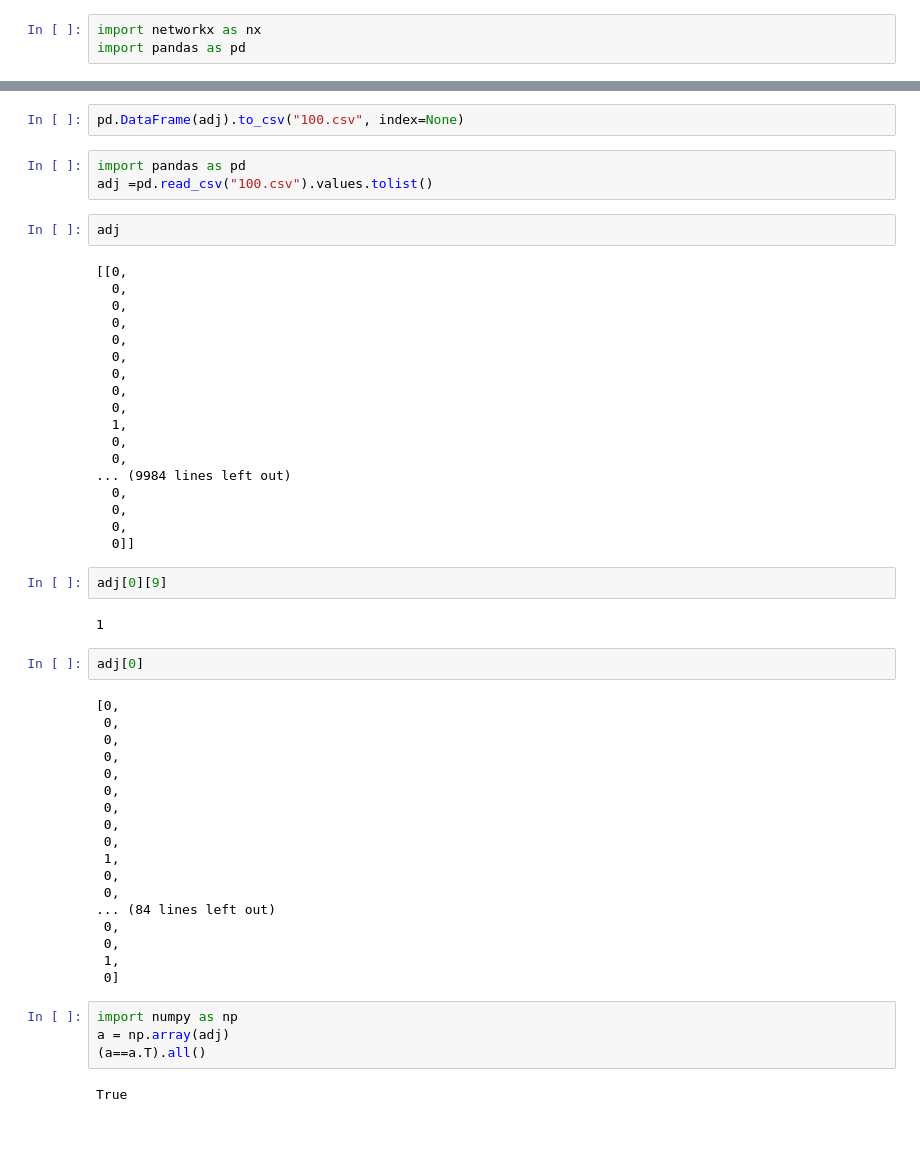
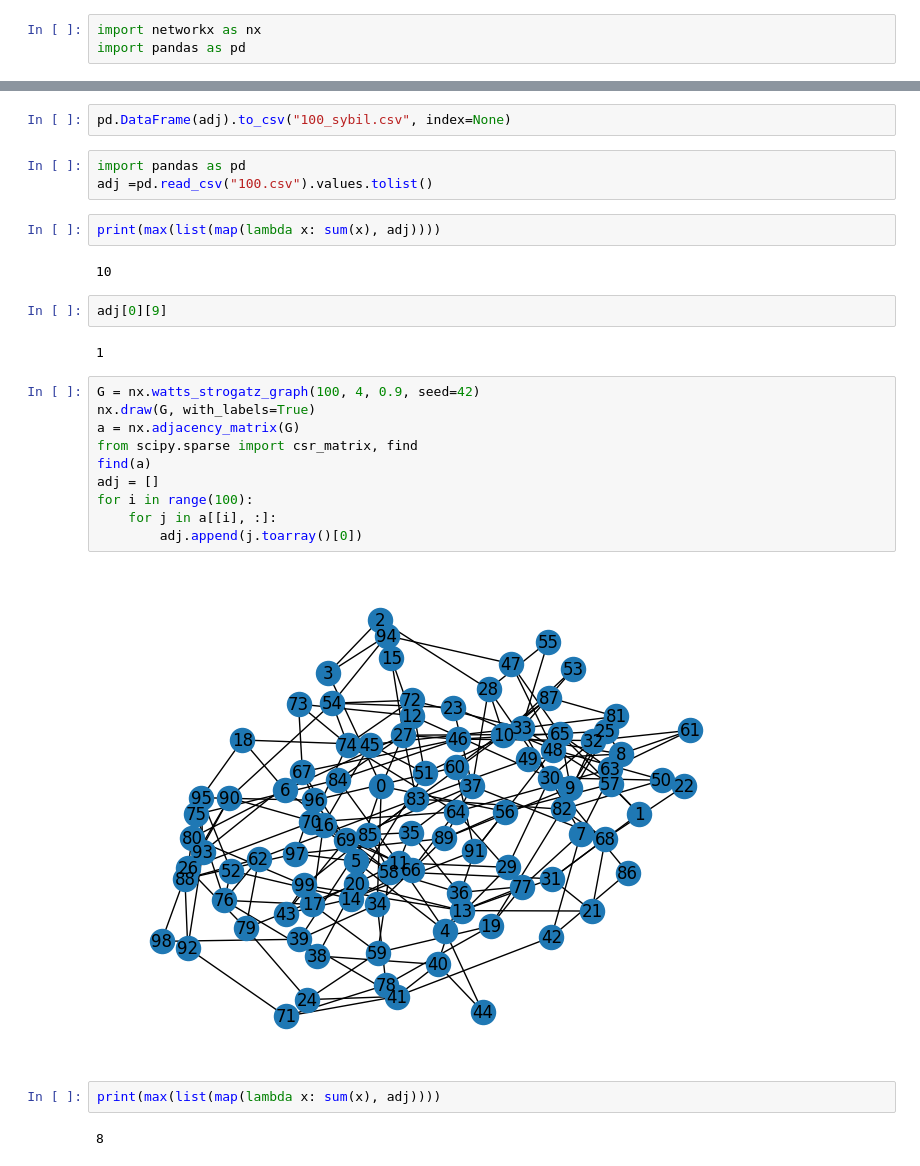
Before and after one commit to ThomasWerthenbach/Sybil-Resilient-Decentralized-Learning, a Jupyter notebook: notebooks/Graph generator.ipynb, the cells around one changed output, grey strips where cells are left out. Cells and saved outputs as stored; diff of their text form; blank space fills up the shorter version.

```diff
--- a/notebooks/Graph generator.ipynb
+++ b/notebooks/Graph generator.ipynb
@@ -16,55 +27,29 @@ for i in range(100):
 # %%
-pd.DataFrame(adj).to_csv("100.csv", index=None)
+pd.DataFrame(adj).to_csv("100_sybil.csv", index=None)
 # %%
 import pandas as pd
 adj =pd.read_csv("100.csv").values.tolist()
 # %%
-adj
+print(max(list(map(lambda x: sum(x), adj))))
 # %% [output]
-[[0,
-  0,
-  0,
-  0,
-  0,
-  0,
-  0,
-  0,
-  0,
-  1,
-  0,
-  0,
-... (9984 lines left out)
-  0,
-  0,
-  0,
-  0]]
+10
 # %%
 adj[0][9]
 # %% [output]
 1
 # %%
-adj[0]
+G = nx.watts_strogatz_graph(100, 4, 0.9, seed=42)
+nx.draw(G, with_labels=True)
+a = nx.adjacency_matrix(G)
+from scipy.sparse import csr_matrix, find
+find(a)
+adj = []
+for i in range(100):
+    for j in a[[i], :]:
+        adj.append(j.toarray()[0])
 # %% [output]
-[0,
- 0,
- 0,
- 0,
- 0,
- 0,
- 0,
- 0,
- 0,
- 1,
- 0,
- 0,
-... (84 lines left out)
- 0,
- 0,
- 1,
- 0]
+[figure, added]
 # %%
-import numpy as np
-a = np.array(adj)
-(a==a.T).all()
+print(max(list(map(lambda x: sum(x), adj))))
 # %% [output]
-True
+8
```
Also changed, not shown: parts of 1 cell of this notebook, 12 other files.
